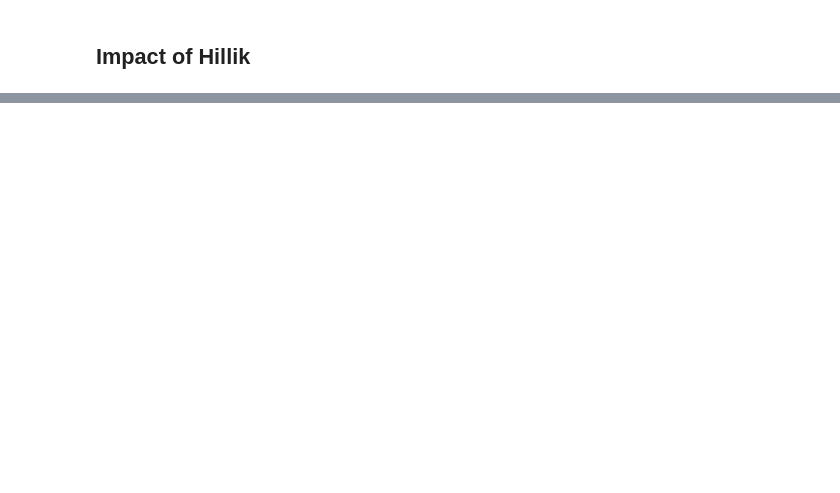
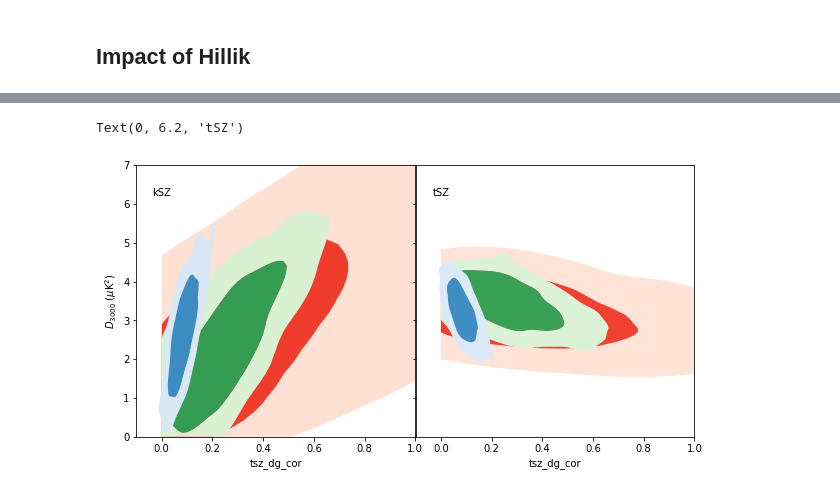
Before and after one commit to mtristram/hillik, a Jupyter notebook: scripts/hillik_chains.ipynb, the cells around one changed output, grey strips where cells are left out. Drawn from its saved outputs; the diff is of its cells as text; code cells hidden in the pictures; blank space fills up the shorter version.

```diff
--- a/scripts/hillik_chains.ipynb
+++ b/scripts/hillik_chains.ipynb
@@ -240,0 +262,24 @@ for i in range(2,len(chains)):
+# %%
+#Figure 4 Reichardt et al.
+figure(figsize=(10,5))
+subplot( 1, 2, 1)
+MCtools.posterior2d( spt[1], "xi", "Aksz", cmap="Reds", levels=[0.68,0.95], alpha=1)
+MCtools.posterior2d( spt[2], "xi", "Aksz", cmap="Greens", levels=[0.68,0.95], alpha=1)
+MCtools.posterior2d( spt[0], "tsz_dg_cor", "czero_ksz", cmap="Blues", levels=[0.68,0.95], alpha=1)
+xlim(-0.1,1.)
+ylim(0.,7)
+ylabel( '$D_{3000}$ ($\\mu$K$^2$)')
+text( 0, 6.2, 'kSZ', ha='center')
+subplot( 1, 2, 2)
+MCtools.posterior2d( spt[1], "xi", "Atsz", cmap="Reds", levels=[0.68,0.95], alpha=1)
+MCtools.posterior2d( spt[2], "xi", "Atsz", cmap="Greens", levels=[0.68,0.95], alpha=1)
+MCtools.posterior2d( spt[0], "tsz_dg_cor", "czero_tsz", cmap="Blues", levels=[0.68,0.95], alpha=1)
+subplots_adjust(wspace=0.001)
+ylabel("")
+gca().set_yticklabels([])
+xlim(-0.1,1.)
+ylim(0.,7)
+text( 0, 6.2, 'tSZ', ha='center')
+# %% [output]
+Text(0, 6.2, 'tSZ')
+[figure, added]
```
Also changed, not shown: parts of 18 cells of this notebook.
